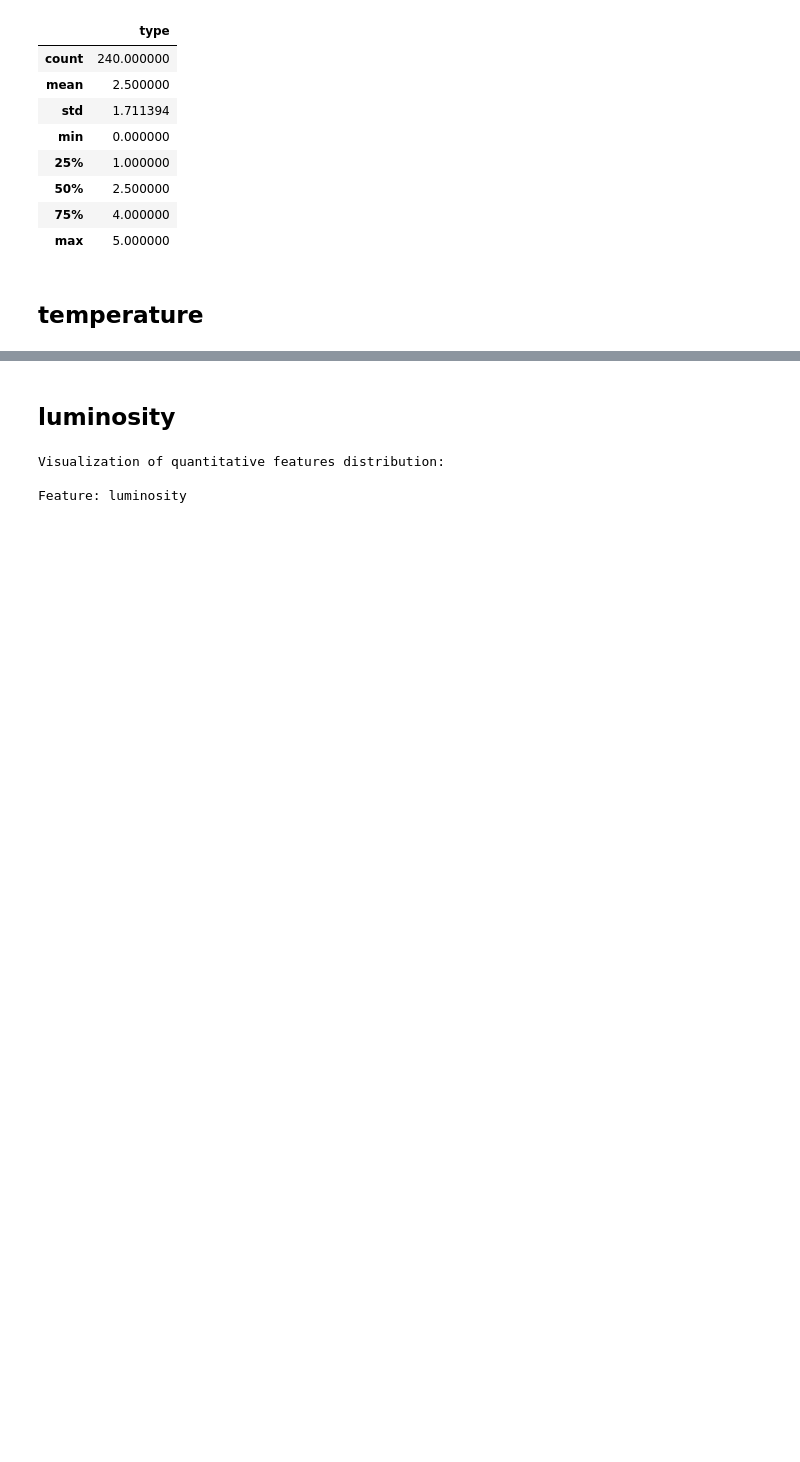
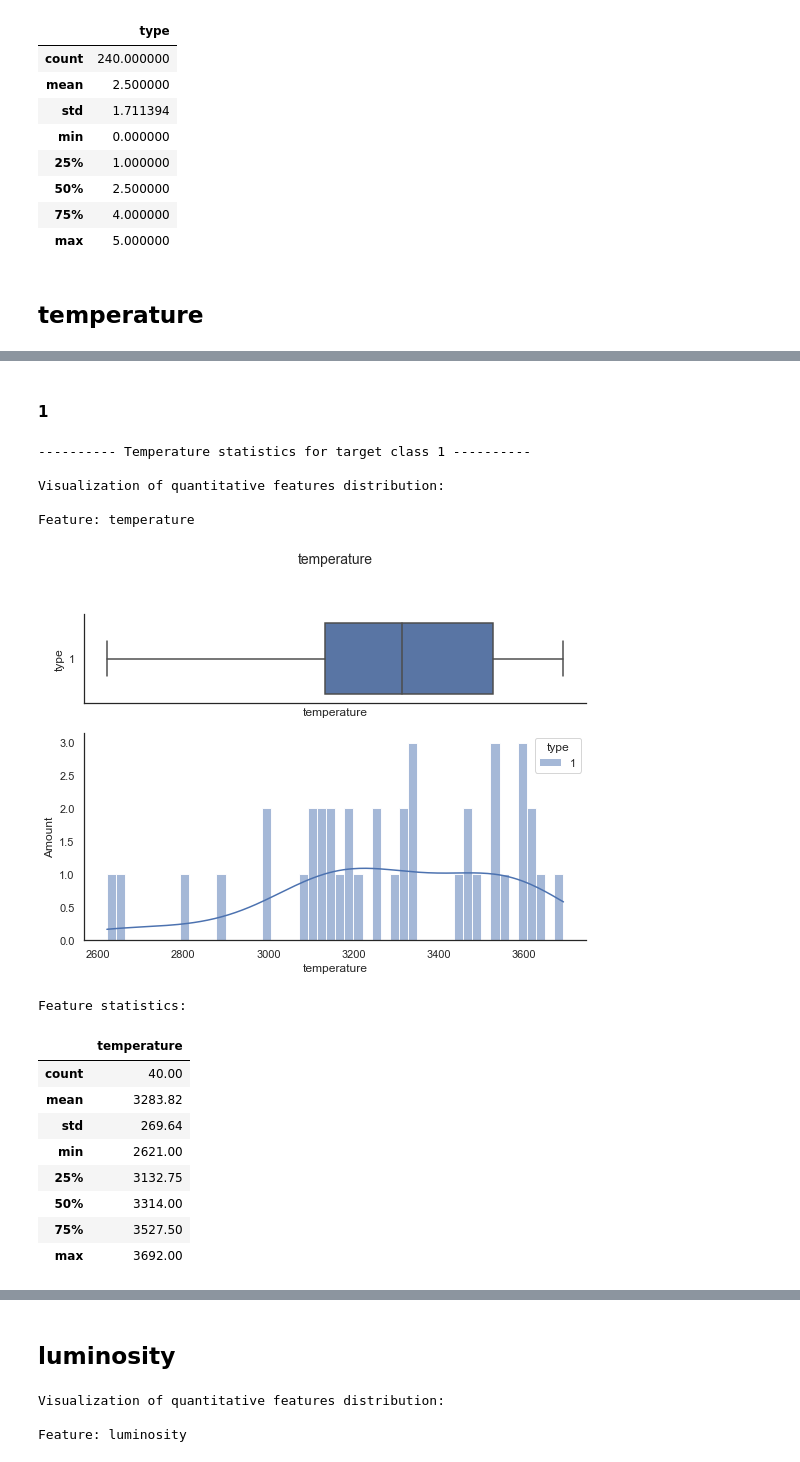
Before and after one commit to AdamCage/star_temperature_prediction_with_pytorch, a Jupyter notebook: star_temperature_prediction.ipynb, the cells around one changed output, grey strips where cells are left out. Cells and saved outputs as stored; diff of their text form; code cells hidden in the pictures; blank space fills up the shorter version.

```diff
--- a/star_temperature_prediction.ipynb
+++ b/star_temperature_prediction.ipynb
@@ -591,0 +609,21 @@ Feature statistics:
+# %% [markdown]
+#### 1
+# %%
+visualize_feature_for_target_classes(data, "temperature", "type", 1)
+# %% [output]
+---------- Temperature statistics for target class 1 ----------
+
+Visualization of quantitative features distribution:
+
+Feature: temperature
+[figure, added]
+Feature statistics:
+|  | temperature |
+| count | 40.00 |
+| mean | 3283.82 |
+| std | 269.64 |
+| min | 2621.00 |
+| 25% | 3132.75 |
+| 50% | 3314.00 |
+| 75% | 3527.50 |
+| max | 3692.00 |
```
Also changed, not shown: parts of 90 cells of this notebook.
